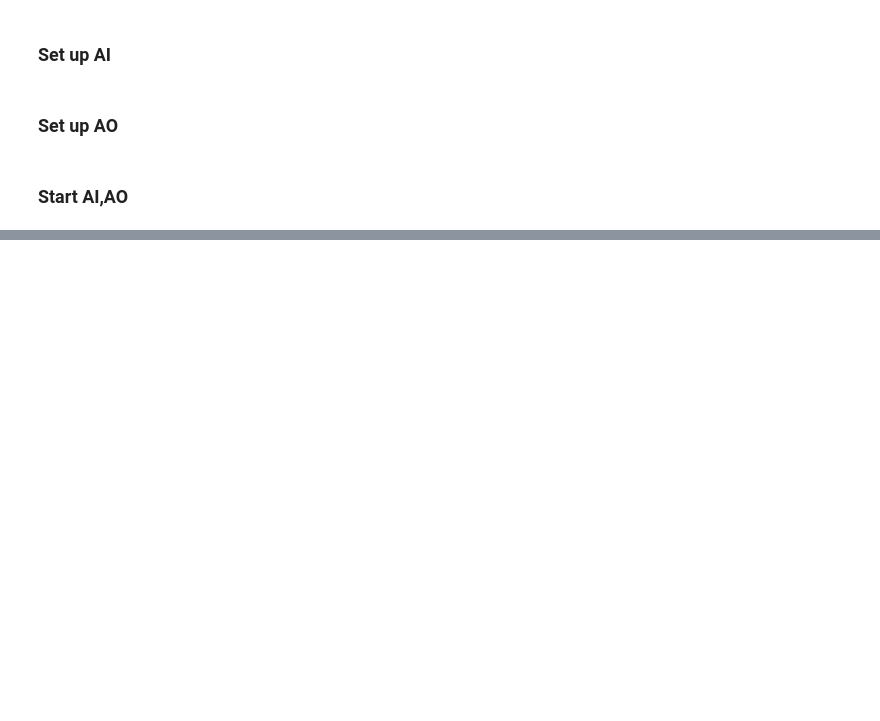
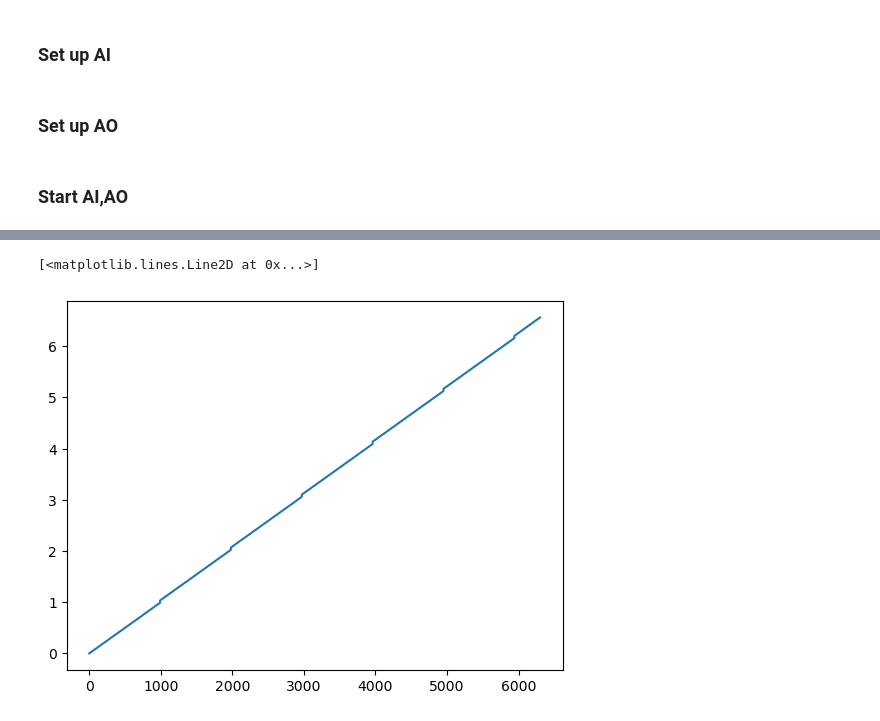
Before and after one commit to wtmtmw/daqx, a Jupyter notebook: src/test_ground.ipynb, the cells around one changed output, grey strips where cells are left out. Drawn from its saved outputs; the diff is of its cells as text; code cells hidden in the pictures; blank space fills up the shorter version.

```diff
--- a/src/test_ground.ipynb
+++ b/src/test_ground.ipynb
@@ -132,2 +135,8 @@ print(aidata.time.shape)
+# %%
+plt.figure()
+plt.plot(aidata.time)
+# %% [output]
+[<matplotlib.lines.Line2D at 0x...>]
+[figure, added]
 # %%
 plt.close('all')
```
Also changed, not shown: parts of 4 cells of this notebook, 1 other file.
